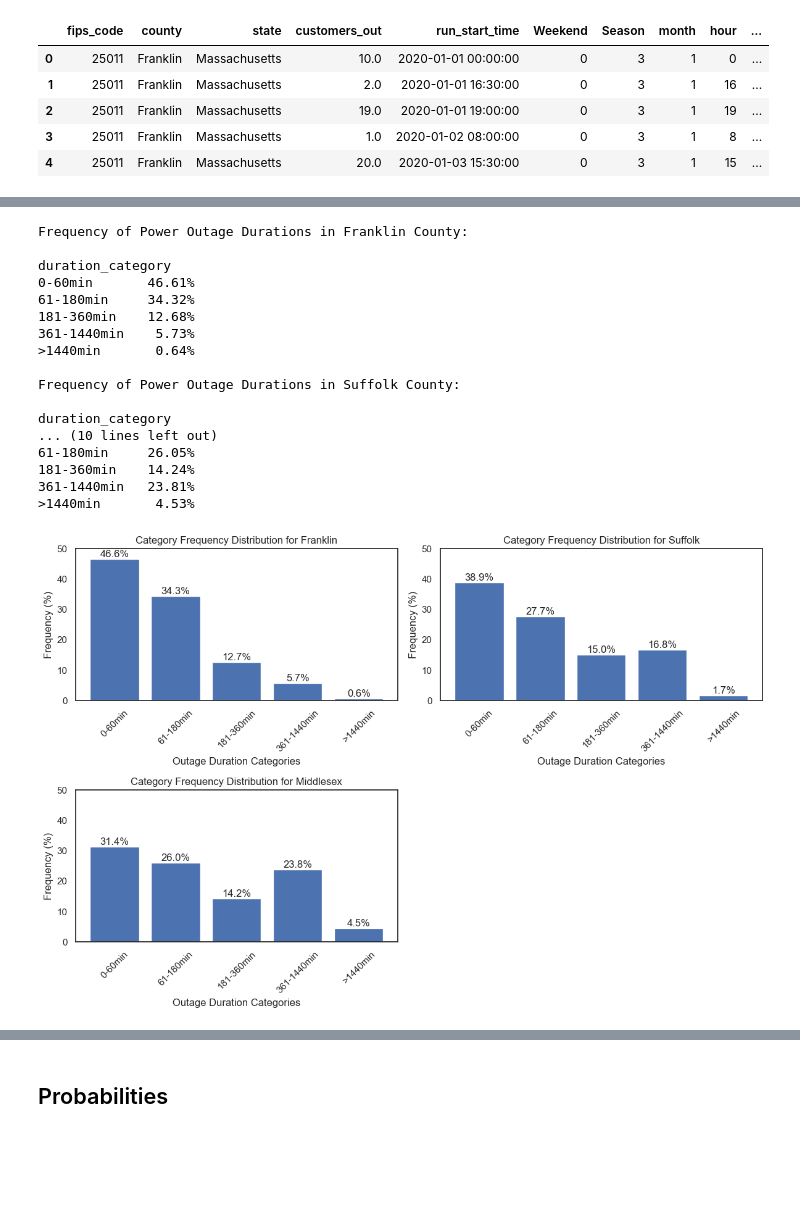
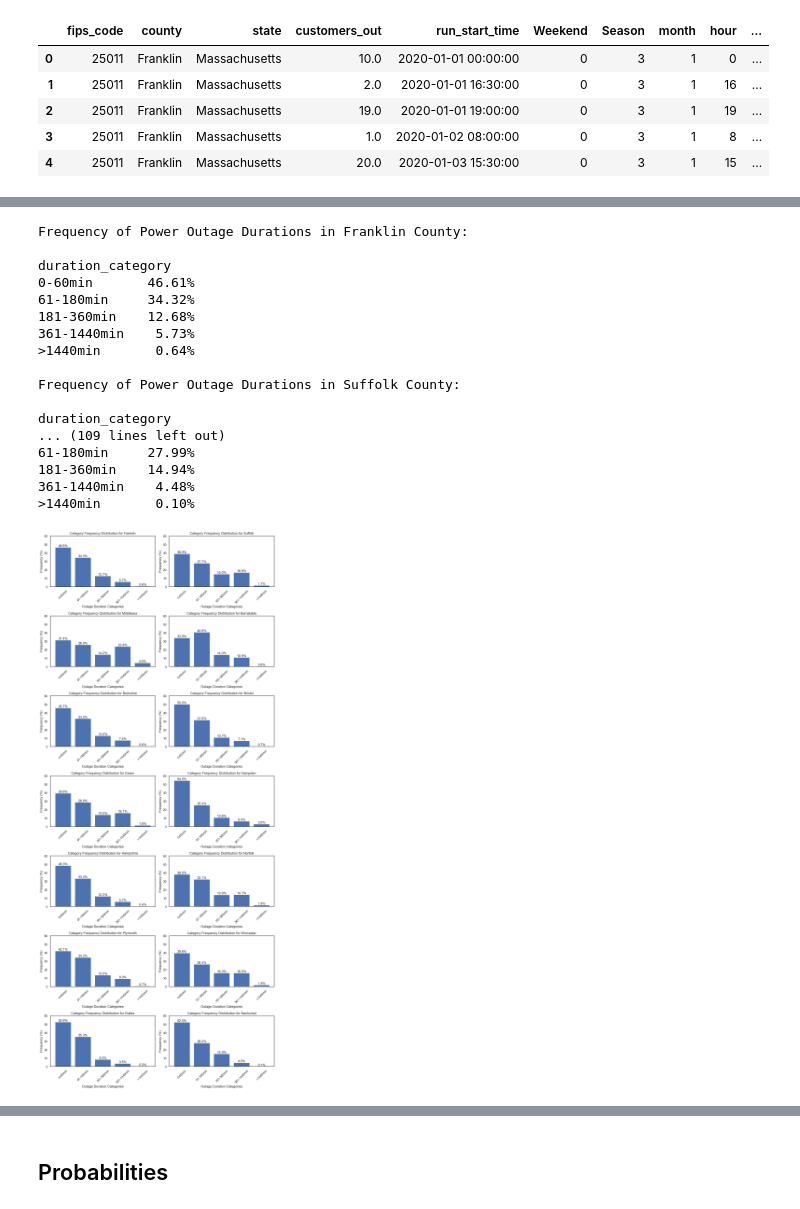
Before and after one commit to JonasSchweiger/Power_Outages_Code, a Jupyter notebook: Power_Outages_new.ipynb, the cells around one changed output, grey strips where cells are left out. Saved outputs shown, nothing was run; the diff lists cells and outputs as text; code cells hidden in the pictures; blank space fills up the shorter version.

```diff
--- a/Power_Outages_new.ipynb
+++ b/Power_Outages_new.ipynb
@@ -59,5 +68,5 @@ massachusetts_df_2023.rename(columns={'sum': 'customers_out'}, inplace=True)
 # %%
-county_names = ["Franklin","Suffolk", "Middlesex"]
+county_names = ["Franklin","Suffolk", "Middlesex", "Barnstable", "Berkshire", "Bristol", "Essex", "Hampden", "Hampshire", "Norfolk", "Plymouth", "Worcester", "Dukes", "Nantucket"]
 
 # Loop through each county name and create DataFrames for each year
 for county_name in county_names:
@@ -353,11 +361,11 @@ duration_category
 Frequency of Power Outage Durations in Suffolk County:
 
 duration_category
-... (10 lines left out)
-61-180min     26.05%
-181-360min    14.24%
-361-1440min   23.81%
->1440min       4.53%
+... (109 lines left out)
+61-180min     27.99%
+181-360min    14.94%
+361-1440min    4.48%
+>1440min       0.10%
 # %%
 import matplotlib.pyplot as plt
 
@@ -395,35 +403,35 @@ for i, county_name in enumerate(county_names):
     category_order = ['0-60min', '61-180min', '181-360min', '361-1440min', '>1440min']
     category_frequency = category_frequency.reindex(category_order)
 
     # Calculate row and column index for the current subplot
     row_idx = i // num_cols
     col_idx = i % num_cols
 
     # Create the bar chart on the specified subplot
     bars = axes[row_idx, col_idx].bar(labels, category_frequency)
 
     # Add percentage labels
     for bar in bars:
         yval = bar.get_height()
         axes[row_idx, col_idx].text(bar.get_x() + bar.get_width()/2, yval, f'{yval:.1f}%', ha='center', va='bottom')
 
     # Set labels and title
     axes[row_idx, col_idx].set_xlabel('Outage Duration Categories')
     axes[row_idx, col_idx].set_ylabel('Frequency (%)')
     axes[row_idx, col_idx].set_title(f'Category Frequency Distribution for {county_name}')
-    axes[row_idx, col_idx].set_ylim(0, 50)
+    axes[row_idx, col_idx].set_ylim(0, 60)
     axes[row_idx, col_idx].set_xticks(labels)
     axes[row_idx, col_idx].tick_params(axis='x', rotation=45)
 
 # Hide any empty subplots if the number of counties is not a multiple of num_cols
 for i in range(num_counties, num_rows * num_cols):
     fig.delaxes(axes.flatten()[i])
 
 # Adjust layout and display the plot
 plt.tight_layout()
 plt.show()
 # %% [output]
-[figure, old version]
+[figure, new version]
 # %%
 Massachusetts_starting_df.tail(500)
 # %% [output]
```
Also changed, not shown: parts of 21 cells of this notebook.
